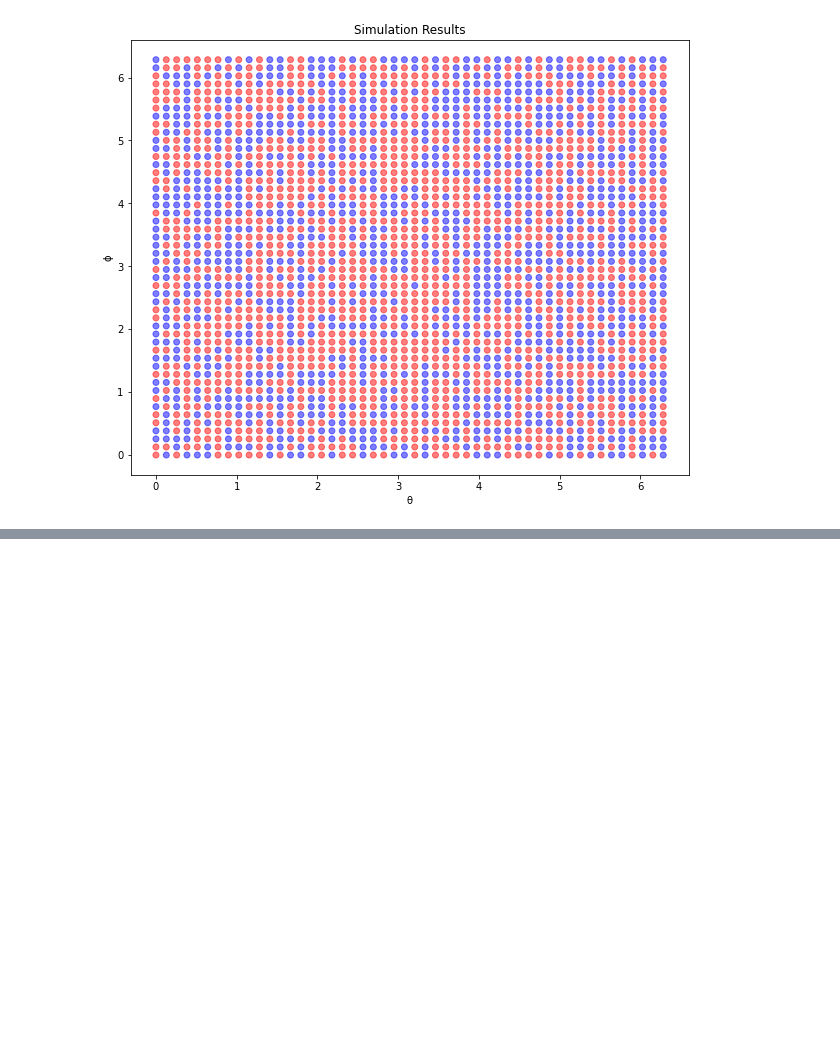
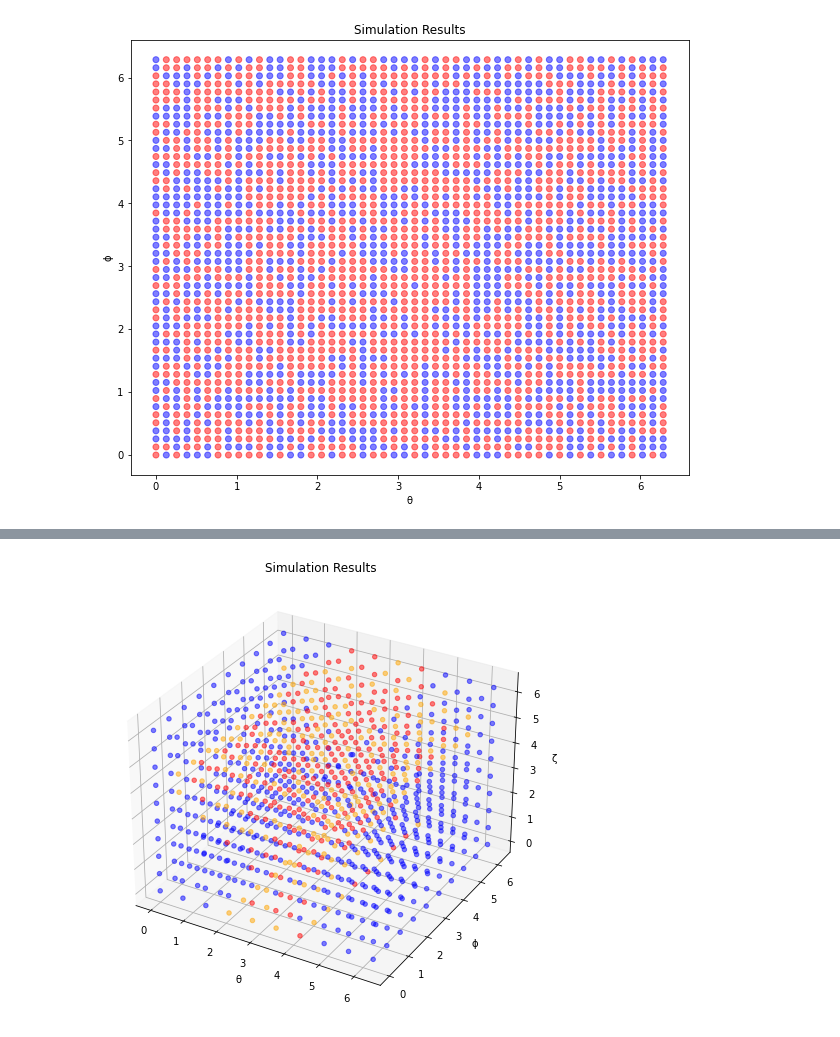
Before and after one commit to hoang-nguyen13/Patent-Pending, a Jupyter notebook: quantum_system.ipynb, the cells around one changed output, grey strips where cells are left out. Drawn from its saved outputs; the diff is of its cells as text; code cells hidden in the pictures; blank space fills up the shorter version.

```diff
--- a/quantum_system.ipynb
+++ b/quantum_system.ipynb
@@ -156,3 +156,80 @@ Result for θ = 6.28, ϕ = 6.03: {'11': 547, '00': 477}
 Result for θ = 6.28, ϕ = 6.15: {'11': 512, '00': 512}
 Result for θ = 6.28, ϕ = 6.28: {'00': 514, '11': 510}
 [figure]
+# %%
+from qiskit import QuantumCircuit, Aer, transpile
+from qiskit.circuit import Parameter
+from qiskit.visualization import plot_histogram
+from mpl_toolkits.mplot3d import Axes3D  # This import registers the 3D projection
+import matplotlib.pyplot as plt
+import numpy as np
+
+# Create a parameterized quantum circuit with 3 qubits
+theta = Parameter('θ')
+phi = Parameter('ϕ')
+zeta = Parameter('ζ')
+qc = QuantumCircuit(3)
+qc.h(0)
+qc.rx(theta, 1)
+qc.rz(phi, 1)
+qc.ry(zeta, 2)
+qc.h(2)
+qc.cx(0, 1)
+qc.cx(1, 2)
+qc.measure_all()
+
+# Display the circuit
+qc.draw('mpl')
+
+# Define a range of parameter values
+theta_values = np.linspace(0, 2 * np.pi, 10)
+phi_values = np.linspace(0, 2 * np.pi, 10)
+zeta_values = np.linspace(0, 2 * np.pi, 10)
+
+# Simulate the circuit for each combination of parameter values
+simulator = Aer.get_backend('aer_simulator')
+results = []
+
+for theta_val in theta_values:
+    for phi_val in phi_values:
+        for zeta_val in zeta_values:
+            # Set the parameter values
+            bound_circuit = qc.bind_parameters({theta: theta_val, phi: phi_val, zeta: zeta_val})
+            # Transpile the circuit for the simulator
+            compiled_circuit = transpile(bound_circuit, simulator)
+            # Run the simulation
+            result = simulator.run(compiled_circuit).result()
+            # Get the counts of the result
+            counts = result.get_counts()
+            results.append((theta_val, phi_val, zeta_val, counts))
+
+x_coords = []
+y_coords = []
+z_coords = []
+colors = []
+
+for theta_val, phi_val, zeta_val, result in results:
+    # Print the result
+    print(f'Result for θ = {theta_val:.2f}, ϕ = {phi_val:.2f}, ζ = {zeta_val:.2f}: {result}')
+    # Determine the color based on the result
+    color = 'red'  # Default color
+    if result.get('000', 0) > result.get('101', 0):
+        color = 'blue'
+    elif result.get('111', 0) > result.get('000', 0):
+        color = 'orange'
+    # Append the coordinates and color to the arrays
+    x_coords.append(theta_val)
+    y_coords.append(phi_val)
+    z_coords.append(zeta_val)
+    colors.append(color)
+
+# Create a 3D scatter plot
+fig = plt.figure(figsize=(10, 8))
+ax = fig.add_subplot(111, projection='3d')
+scatter = ax.scatter(x_coords, y_coords, z_coords, c=colors, alpha=0.5)
+ax.set_xlabel('θ')
+ax.set_ylabel('ϕ')
+ax.set_zlabel('ζ')
+plt.title('Simulation Results')
+plt.show()
+# %% [output]
@@ -158,0 +253 @@ Result for θ = 6.28, ϕ = 6.28: {'00': 514, '11': 510}
+[figure, added]
```
Also changed, not shown: parts of 1 cell of this notebook, 3 other files.
